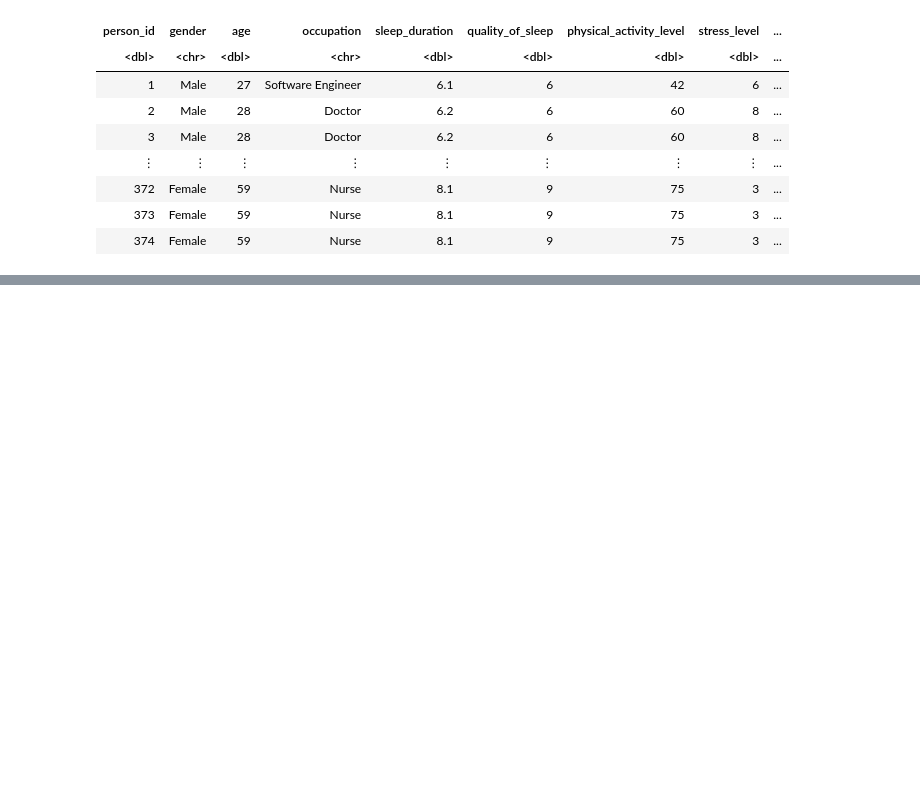
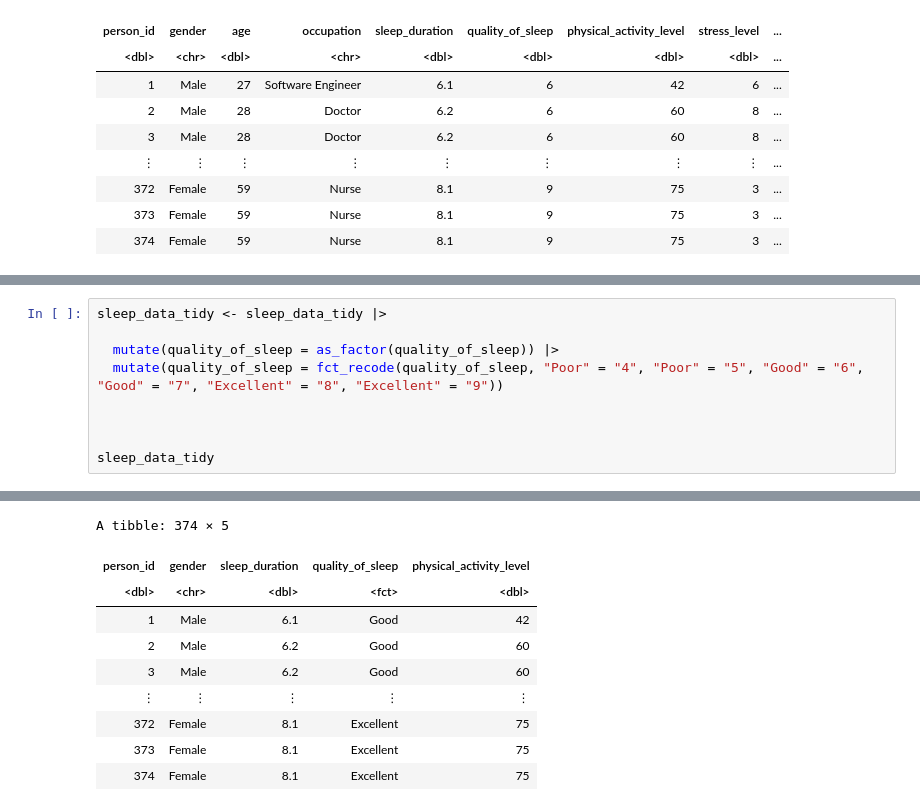
Before and after one commit to ptank1/dsci-100-2023w1-group-30, a Jupyter notebook: sleep_data_analysis.ipynb, the cells around one changed output, grey strips where cells are left out. Cells and saved outputs as stored; diff of their text form; blank space fills up the shorter version.

```diff
--- a/sleep_data_analysis.ipynb
+++ b/sleep_data_analysis.ipynb
@@ -113,0 +121,10 @@ A grouped_df: 91 × 4
+# %%
+sleep_data_tidy <- sleep_data_tidy |>
+
+  mutate(quality_of_sleep = as_factor(quality_of_sleep)) |>
+  mutate(quality_of_sleep = fct_recode(quality_of_sleep, "Poor" = "4", "Poor" = "5", "Good" = "6", "Good" = "7", "Excellent" = "8", "Excellent" = "9"))
+
+
+
+sleep_data_tidy
+# %% [output]
@@ -113,0 +136,10 @@ A grouped_df: 91 × 4
+A tibble: 374 × 5
+| person_id | gender | sleep_duration | quality_of_sleep | physical_activity_level |
+| <dbl> | <chr> | <dbl> | <fct> | <dbl> |
+| 1 | Male | 6.1 | Good | 42 |
+| 2 | Male | 6.2 | Good | 60 |
+| 3 | Male | 6.2 | Good | 60 |
+| ⋮ | ⋮ | ⋮ | ⋮ | ⋮ |
+| 372 | Female | 8.1 | Excellent | 75 |
+| 373 | Female | 8.1 | Excellent | 75 |
+| 374 | Female | 8.1 | Excellent | 75 |
```
Also changed, not shown: parts of 10 cells of this notebook.
